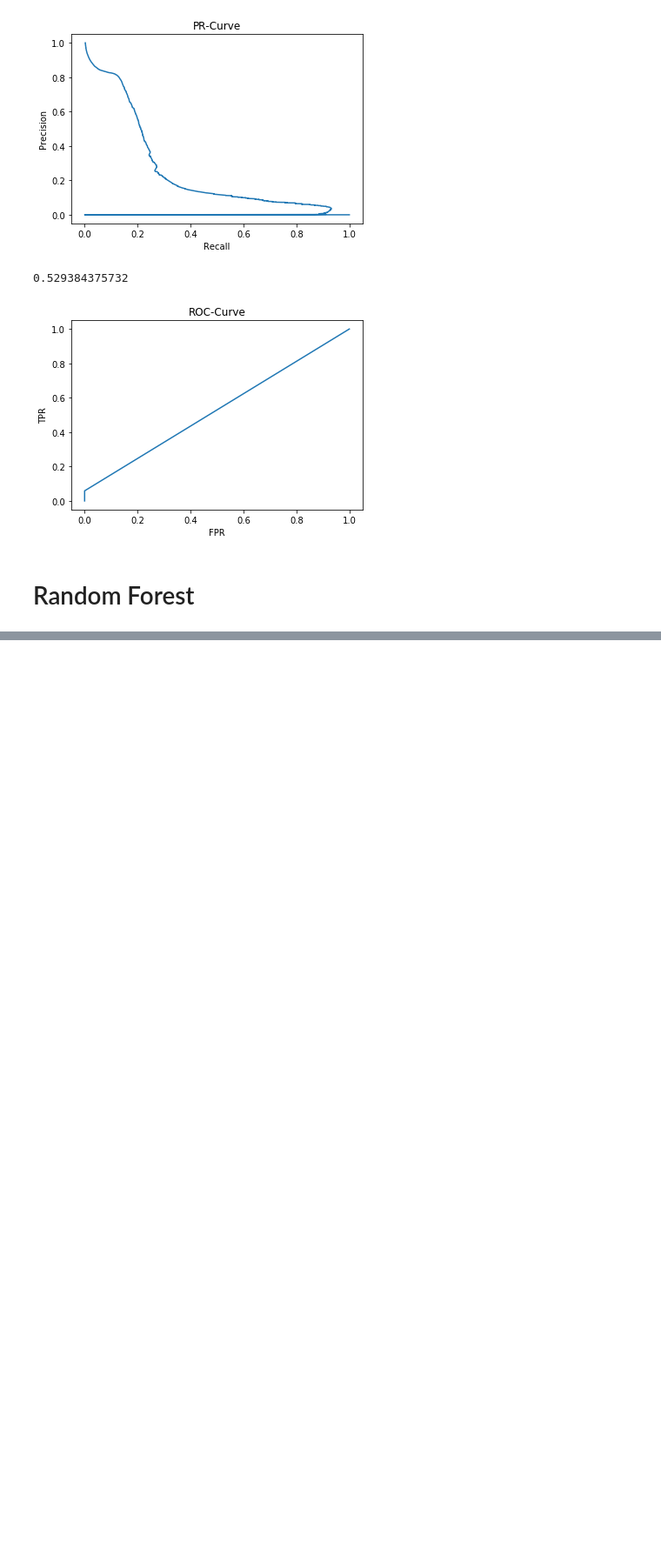
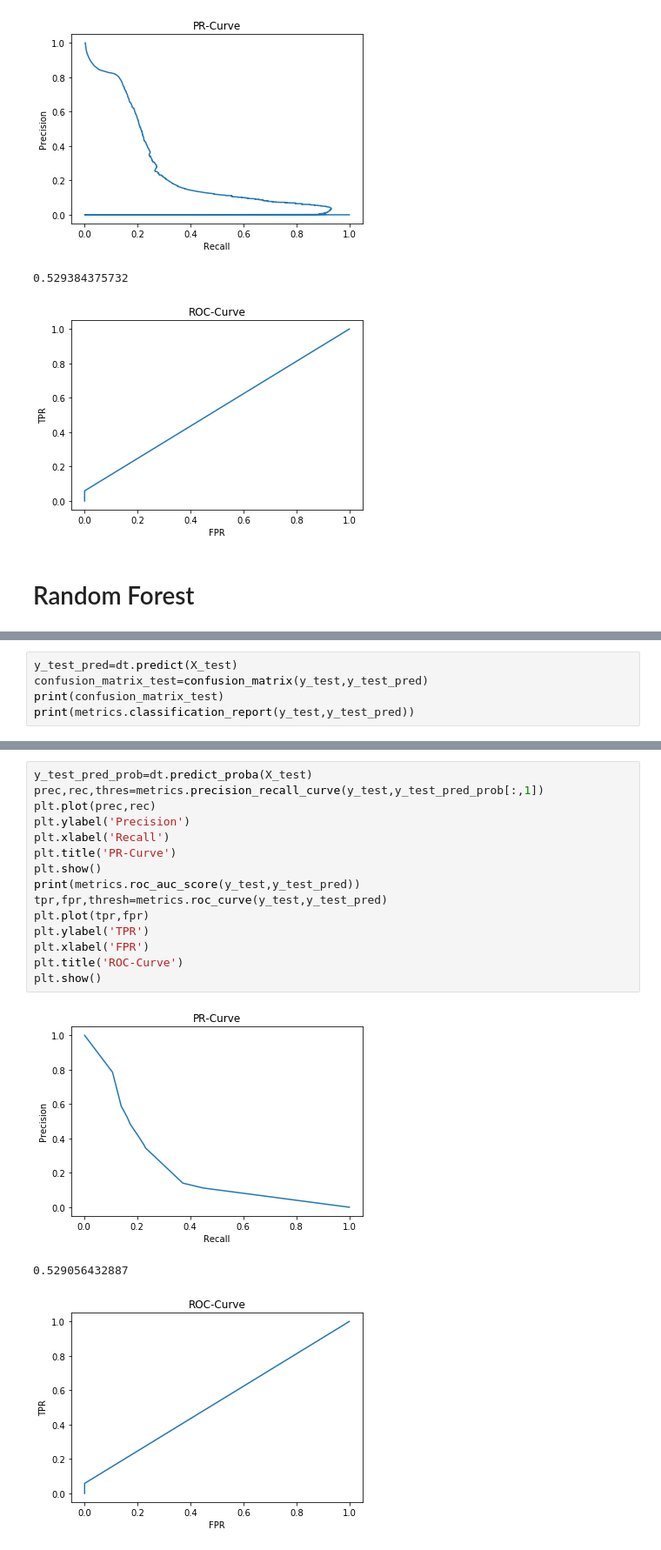
Before and after one commit to prraj67/ad_traffic_fraud, a Jupyter notebook: adtraffic_fraud_20180405.ipynb, the cells around one changed output, grey strips where cells are left out. Shown at 87% size. Drawn from its saved outputs; the diff is of its cells as text; blank space fills up the shorter version.

```diff
--- a/adtraffic_fraud_20180405.ipynb
+++ b/adtraffic_fraud_20180405.ipynb
@@ -893,0 +1055,5 @@ gc.collect()
+# %%
+y_test_pred=dt.predict(X_test)
+confusion_matrix_test=confusion_matrix(y_test,y_test_pred)
+print(confusion_matrix_test)
+print(metrics.classification_report(y_test,y_test_pred))
@@ -893,0 +1069,19 @@ gc.collect()
+# %%
+y_test_pred_prob=dt.predict_proba(X_test)
+prec,rec,thres=metrics.precision_recall_curve(y_test,y_test_pred_prob[:,1])
+plt.plot(prec,rec)
+plt.ylabel('Precision')
+plt.xlabel('Recall')
+plt.title('PR-Curve')
+plt.show()
+print(metrics.roc_auc_score(y_test,y_test_pred))
+tpr,fpr,thresh=metrics.roc_curve(y_test,y_test_pred)
+plt.plot(tpr,fpr)
+plt.ylabel('TPR')
+plt.xlabel('FPR')
+plt.title('ROC-Curve')
+plt.show()
+# %% [output]
+[figure, added]
+0.529056432887
+[figure, added]
```
Also changed, not shown: parts of 19 cells of this notebook.
